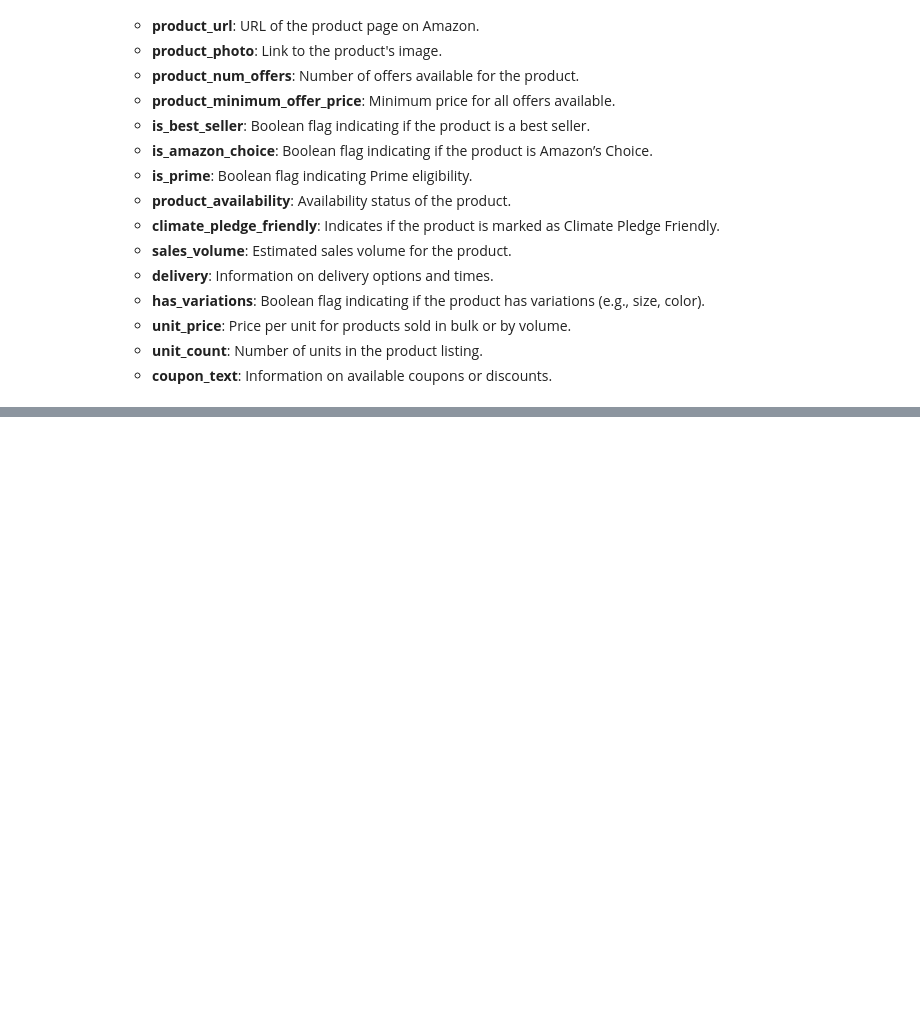
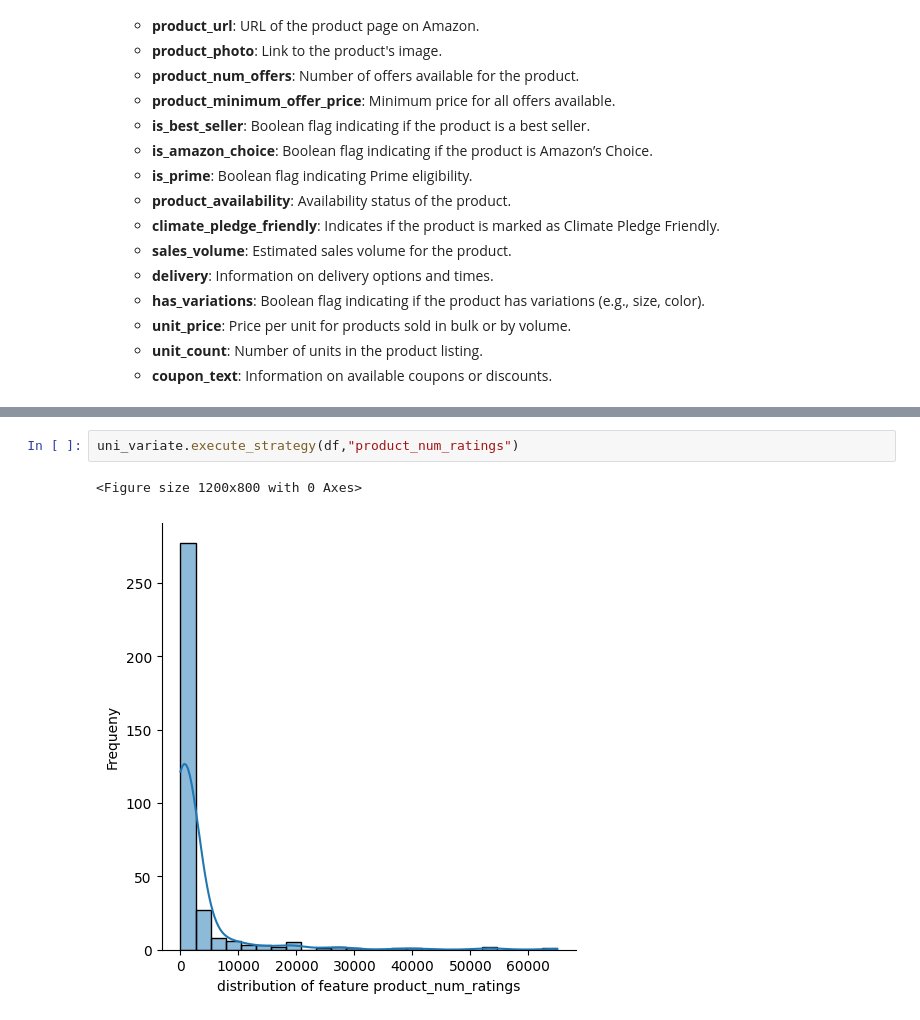
Before and after one commit to ankitgaur0/Amazon-Data-Machine-Learning, a Jupyter notebook: analysis/EDA.ipynb, the cells around one changed output, grey strips where cells are left out. Saved outputs shown, nothing was run; the diff lists cells and outputs as text; blank space fills up the shorter version.

```diff
--- a/analysis/EDA.ipynb
+++ b/analysis/EDA.ipynb
@@ -289,0 +353,5 @@ Name: delivery, Length: 92, dtype: int64
+# %%
+uni_variate.execute_strategy(df,"product_num_ratings")
+# %% [output]
+<Figure size 1200x800 with 0 Axes>
+[figure, added]
```
Also changed, not shown: parts of 24 cells of this notebook.
